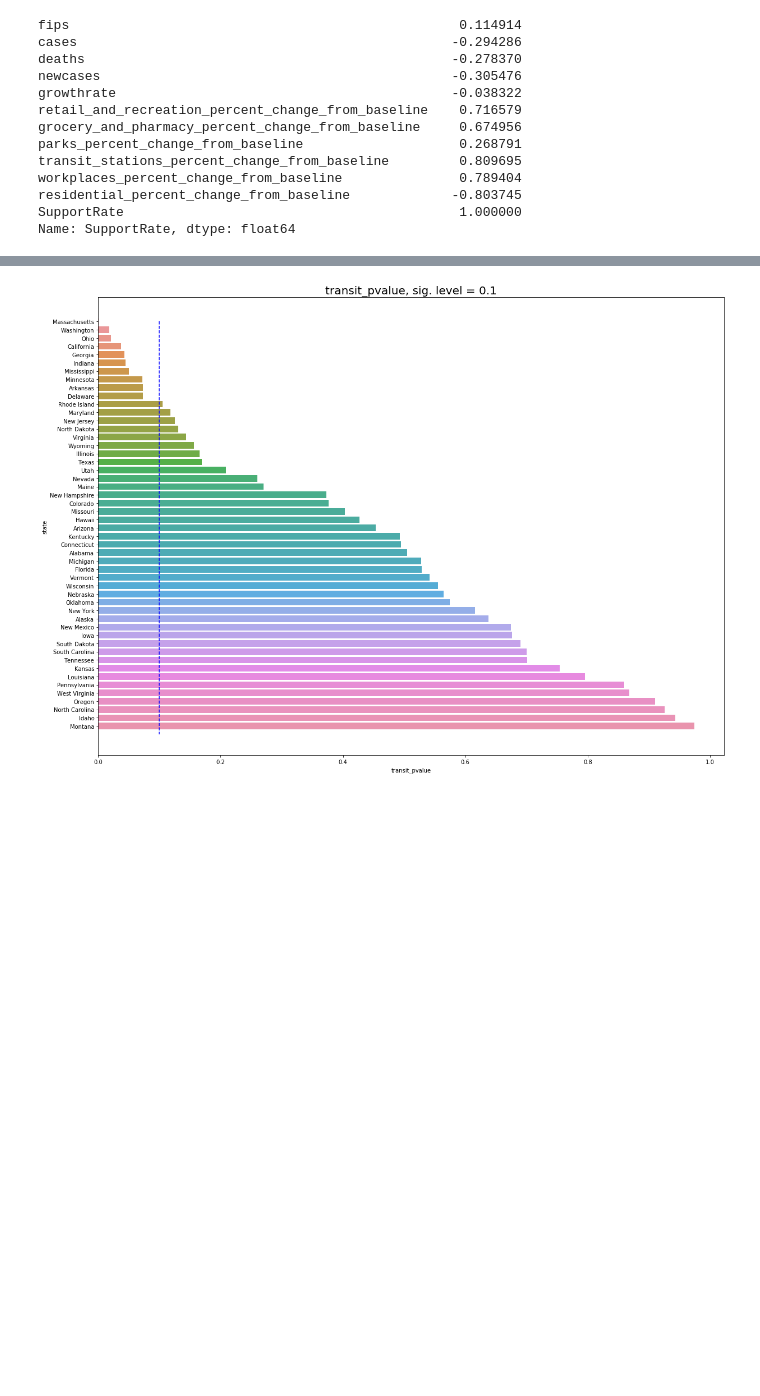
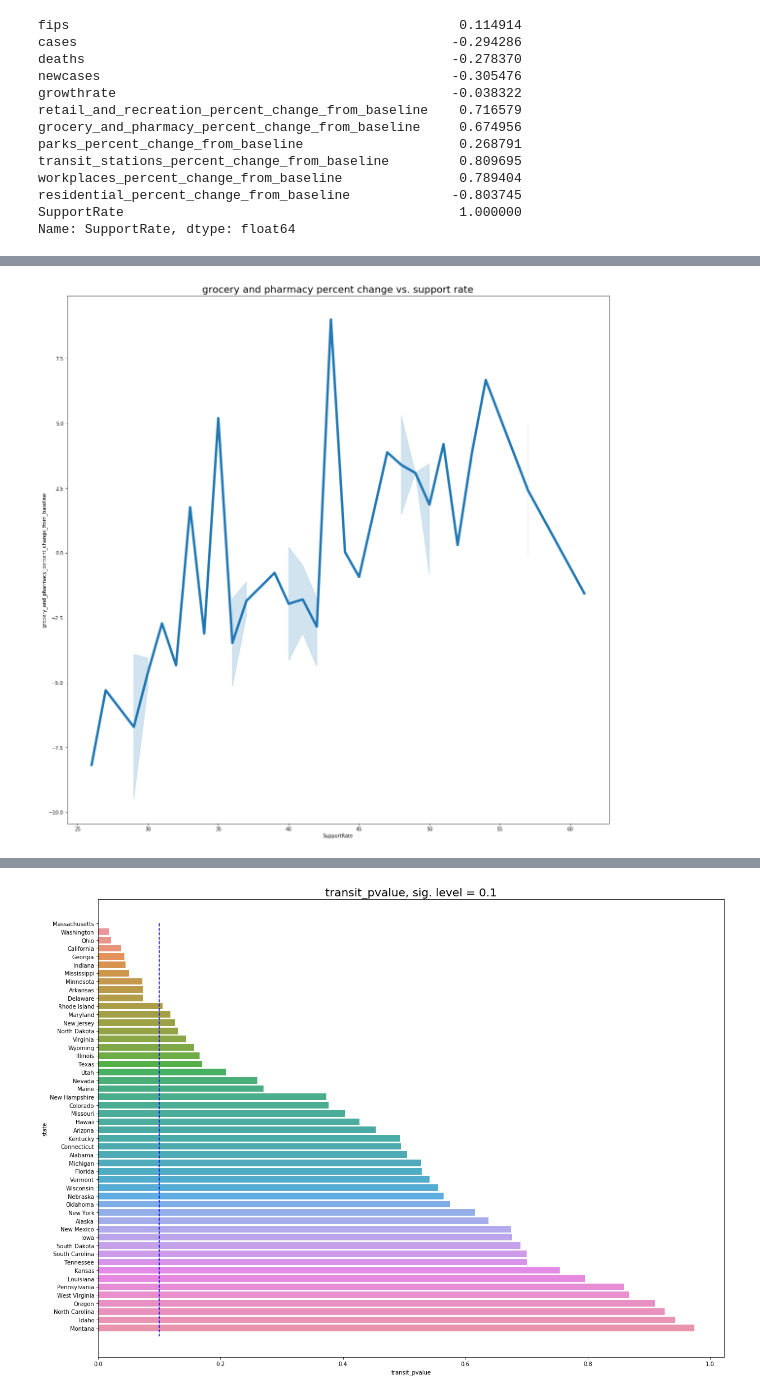
Before and after one commit to lruan001/covid19, a Jupyter notebook: State_analysis.ipynb, the cells around one changed output, grey strips where cells are left out. Cells and saved outputs as stored; diff of their text form; code cells hidden in the pictures; blank space fills up the shorter version.

```diff
--- a/State_analysis.ipynb
+++ b/State_analysis.ipynb
@@ -378,0 +341,7 @@ plt.show()
+# %%
+plt.figure(figsize=(20,20))
+ax = sns.lineplot(y="grocery_and_pharmacy_percent_change_from_baseline", x="SupportRate", lw=5, data=new_df3)
+plt.title('grocery and pharmacy percent change vs. support rate', size =20)
+plt.show()
+# %% [output]
+[figure, added]
```
Also changed, not shown: parts of 17 cells of this notebook.
